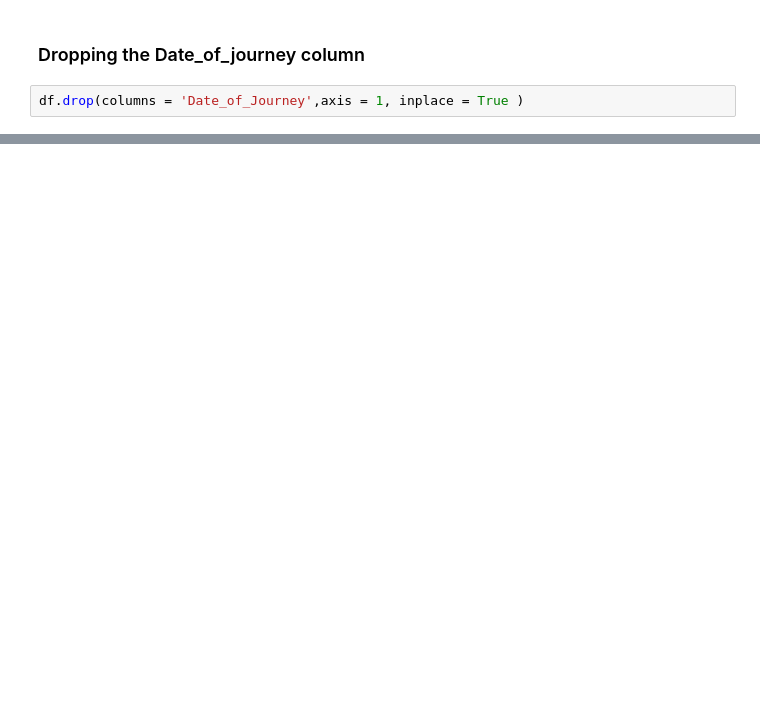
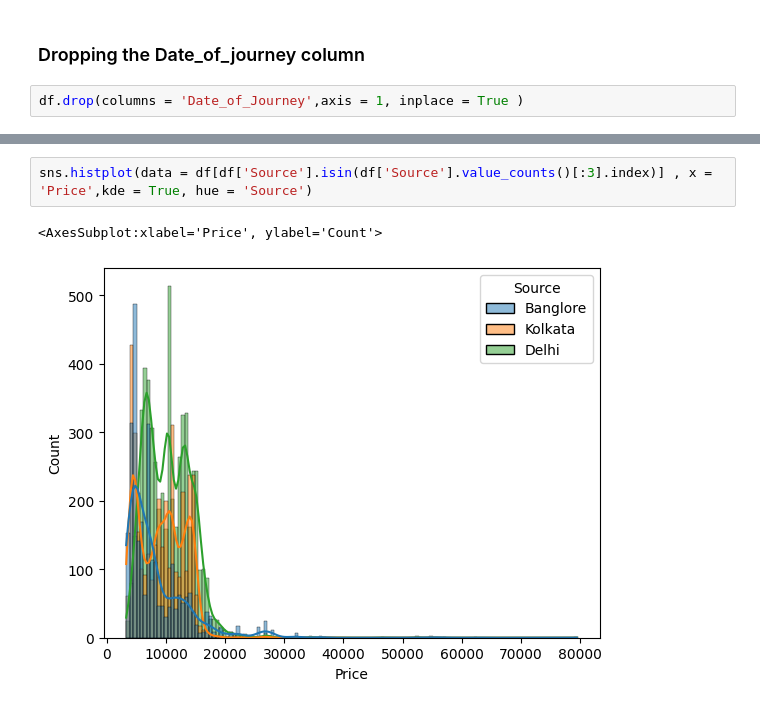
Before and after one commit to priom14/Flight-Price-Prediction-EDA-FE-, a Jupyter notebook: EDA and Feature Engeneering.ipynb, the cells around one changed output, grey strips where cells are left out. Cells and saved outputs as stored; diff of their text form; blank space fills up the shorter version.

```diff
--- a/EDA and Feature Engeneering.ipynb
+++ b/EDA and Feature Engeneering.ipynb
@@ -126,0 +441,5 @@ df.head(2)
+# %%
+sns.histplot(data = df[df['Source'].isin(df['Source'].value_counts()[:3].index)] , x = 'Price',kde = True, hue = 'Source')
+# %% [output]
+<AxesSubplot:xlabel='Price', ylabel='Count'>
+[figure, added]
```
Also changed, not shown: parts of 60 cells of this notebook.
